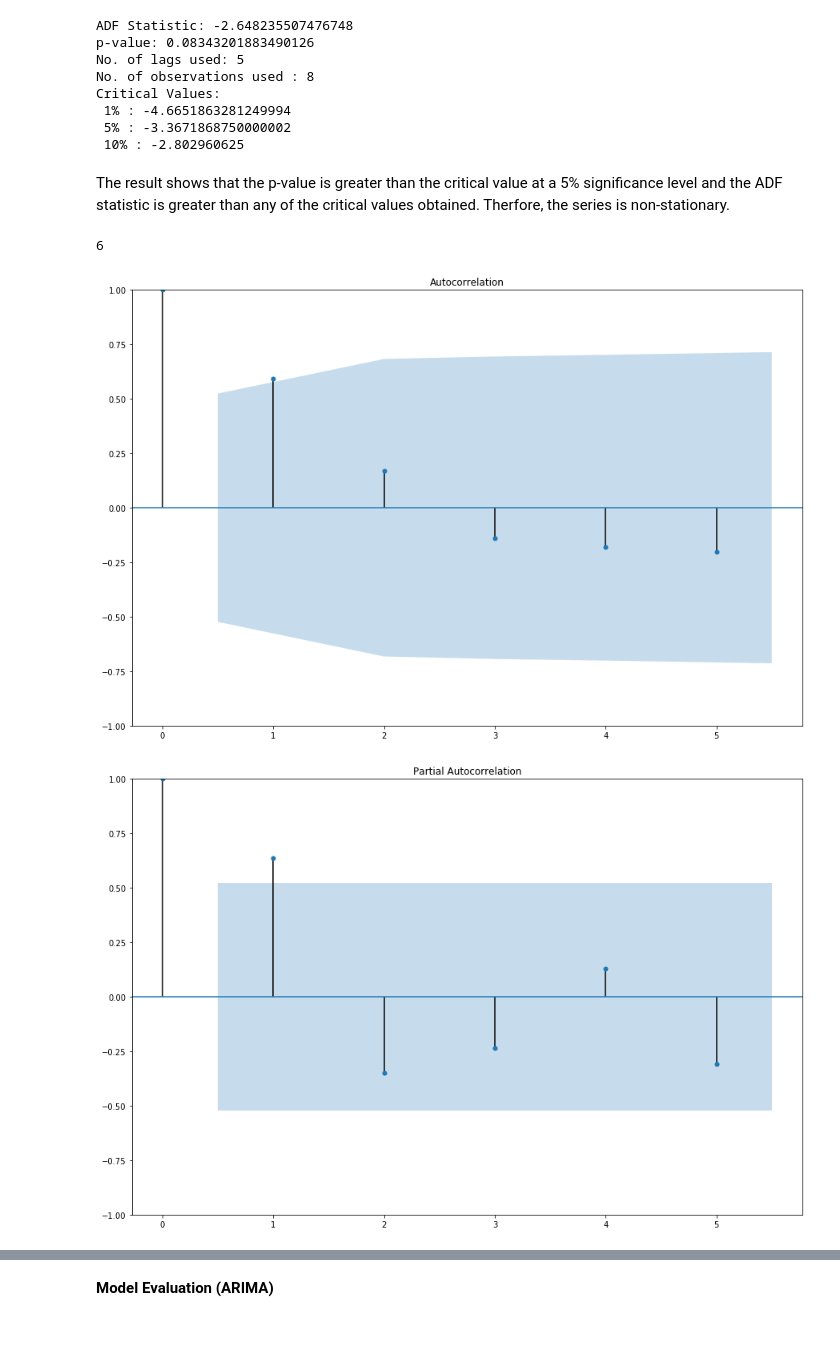
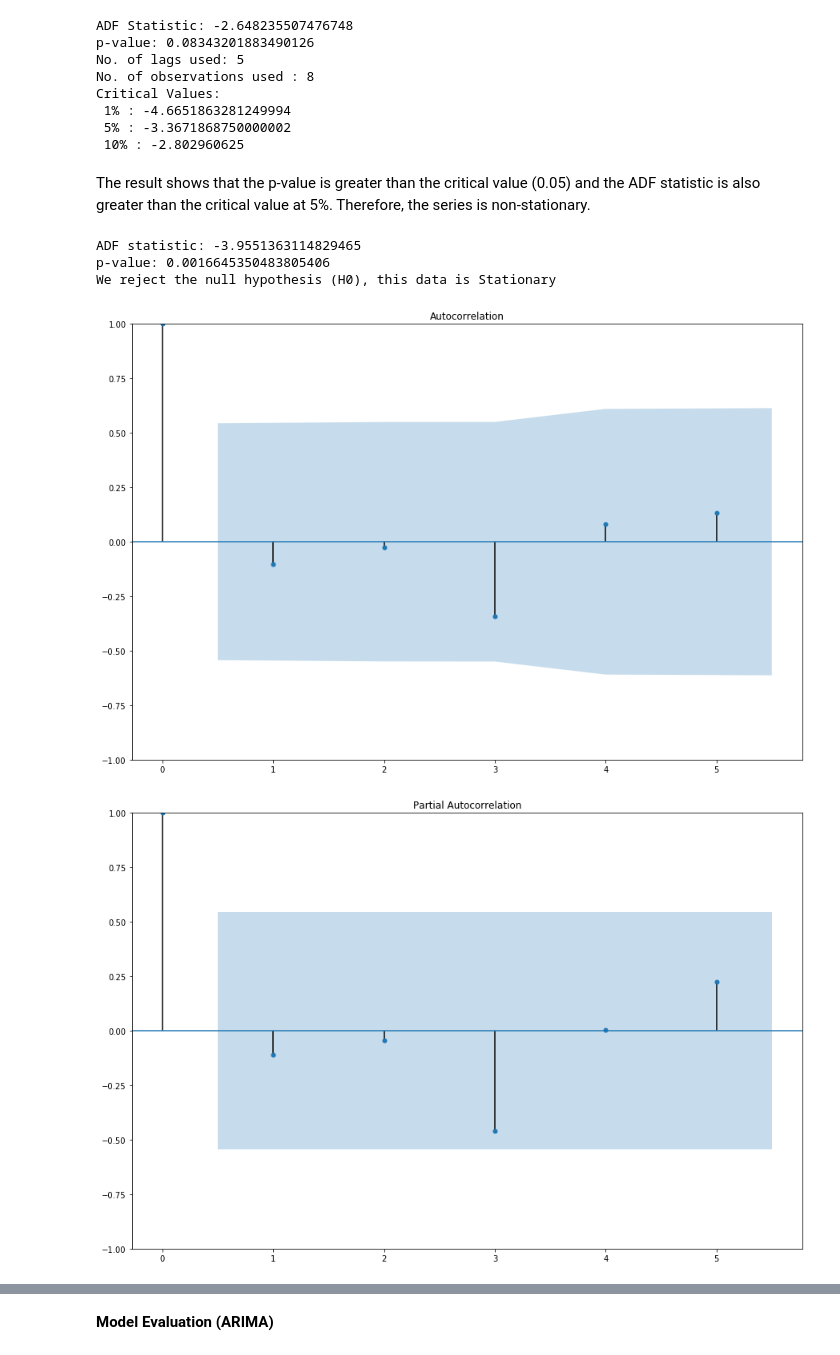
Before and after one commit to Carol-Kelly/Hamoye-Data-Warehouse-ProjectTeam, a Jupyter notebook: FE_and_Modeling.ipynb, the cells around one changed output, grey strips where cells are left out. Drawn from its saved outputs; the diff is of its cells as text; code cells hidden in the pictures.

```diff
--- a/FE_and_Modeling.ipynb
+++ b/FE_and_Modeling.ipynb
@@ -418,28 +419,39 @@ Critical Values:
  5% : -3.3671868750000002
  10% : -2.802960625
 # %% [markdown]
-The result shows that the p-value is greater than the critical value at a 5% significance level and the ADF statistic is greater than any of the critical values obtained. Therfore, the series is non-stationary.
+The result shows that the p-value is greater than the critical value (0.05) and the ADF statistic is also greater than the critical value at 5%. Therefore, the series is non-stationary.
-# %%
-import pmdarima
-from pmdarima.arima import auto_arima
-
-# estimate ARIMA differencing term, d
-pmdarima.arima.ndiffs(x=data['wage_gap'], alpha=0.05, test='adf', max_d=10)
-# %% [output]
-6
+# %%
+# conducting the first differencing
+data['wage_gap_diff'] = data['wage_gap'] - data['wage_gap'].shift(1)
+# %%
+# test again to ensure stationarity
+def adfTest(series):
+    result=adfuller(series)
+    print('ADF statistic: {}'.format(result[0]))
+    print('p-value: {}'.format(result[1]))
+    if (result[1] <= 0.05):
+        print('We reject the null hypothesis (H0), this data is Stationary')
+    else:
+        print('We accept the null hypothesis (H0) because the dataset is Non-Stationary')
+
+adfTest(data['wage_gap_diff'].dropna())
+# %% [output]
+ADF statistic: -3.9551363114829465
+p-value: 0.0016645350483805406
+We reject the null hypothesis (H0), this data is Stationary
 # %%
 from statsmodels.tsa.stattools import acf, pacf
 from statsmodels.graphics.tsaplots import plot_acf, plot_pacf
 import warnings
 warnings.filterwarnings("ignore")
 
 #ACF
-plot_acf(data['wage_gap'], lags=range(0 , 6))
+plot_acf(data['wage_gap_diff'].dropna(), lags=range(0 , 6))
 plt.show()
 #PACF
-plot_pacf(data['wage_gap'], lags=range(0 , 6))
+plot_pacf(data['wage_gap_diff'].dropna(), lags=range(0 , 6))
 plt.show()
 # %% [output]
-[figure, old version]
+[figure, new version]
-[figure, old version]
+[figure, new version]
 # %% [markdown]
```
Also changed, not shown: parts of 33 cells of this notebook.
